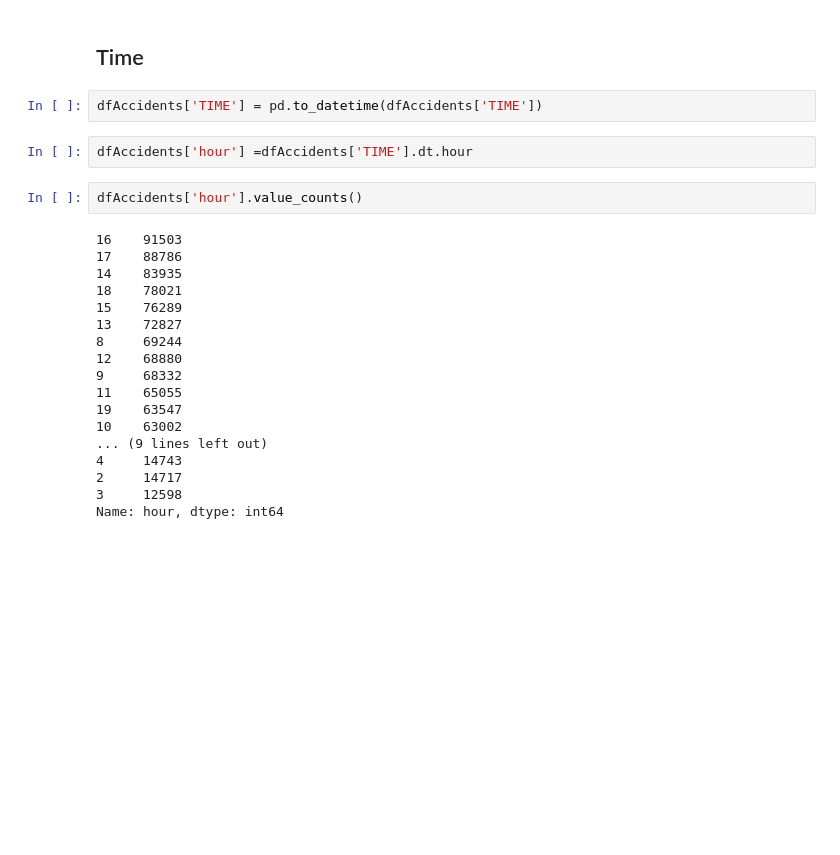
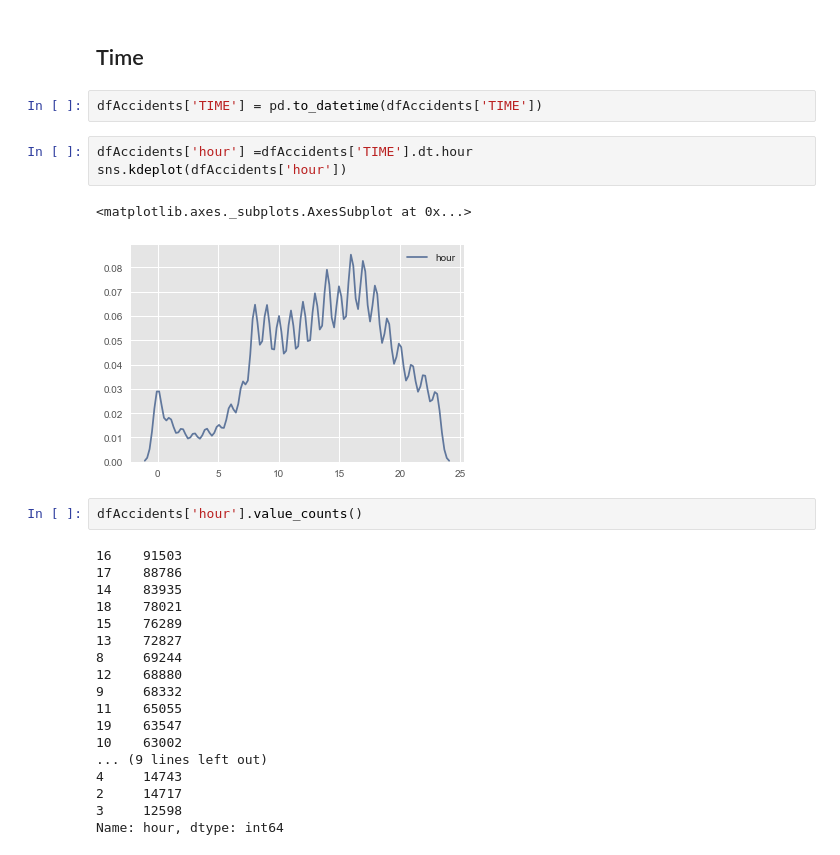
Before and after one commit to psumank/DATA698, a Jupyter notebook: EDA/NYPD Motor Vehicle Accidents.ipynb, the cells around one changed output. Cells and saved outputs as stored; diff of their text form; blank space fills up the shorter version.

```diff
--- a/EDA/NYPD Motor Vehicle Accidents.ipynb
+++ b/EDA/NYPD Motor Vehicle Accidents.ipynb
@@ -128,6 +111,10 @@ Name: DAY_OF_WEEK, dtype: int64
 dfAccidents['TIME'] = pd.to_datetime(dfAccidents['TIME'])
 # %%
 dfAccidents['hour'] =dfAccidents['TIME'].dt.hour
+sns.kdeplot(dfAccidents['hour'])
+# %% [output]
+<matplotlib.axes._subplots.AxesSubplot at 0x...>
+[figure, added]
 # %%
 dfAccidents['hour'].value_counts()
 # %% [output]
```
Also changed, not shown: parts of 17 cells of this notebook, 1 other file.
